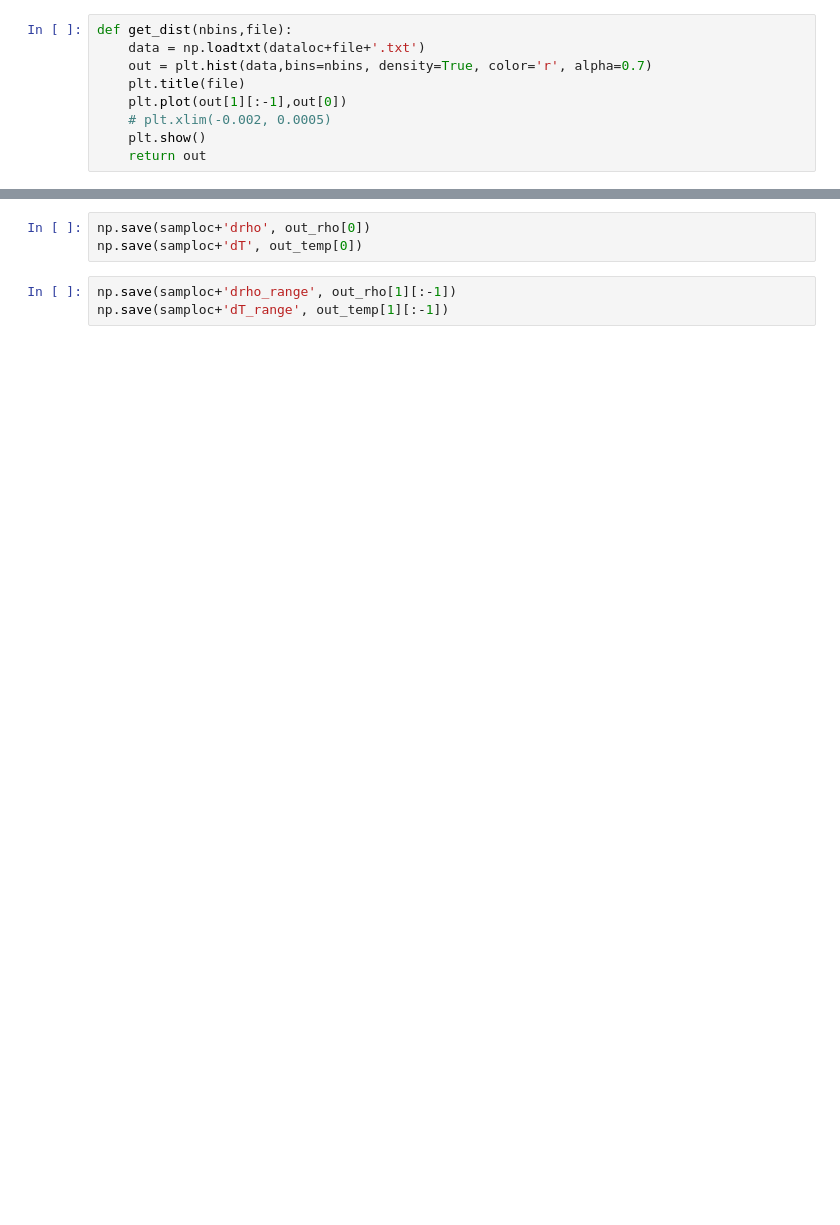
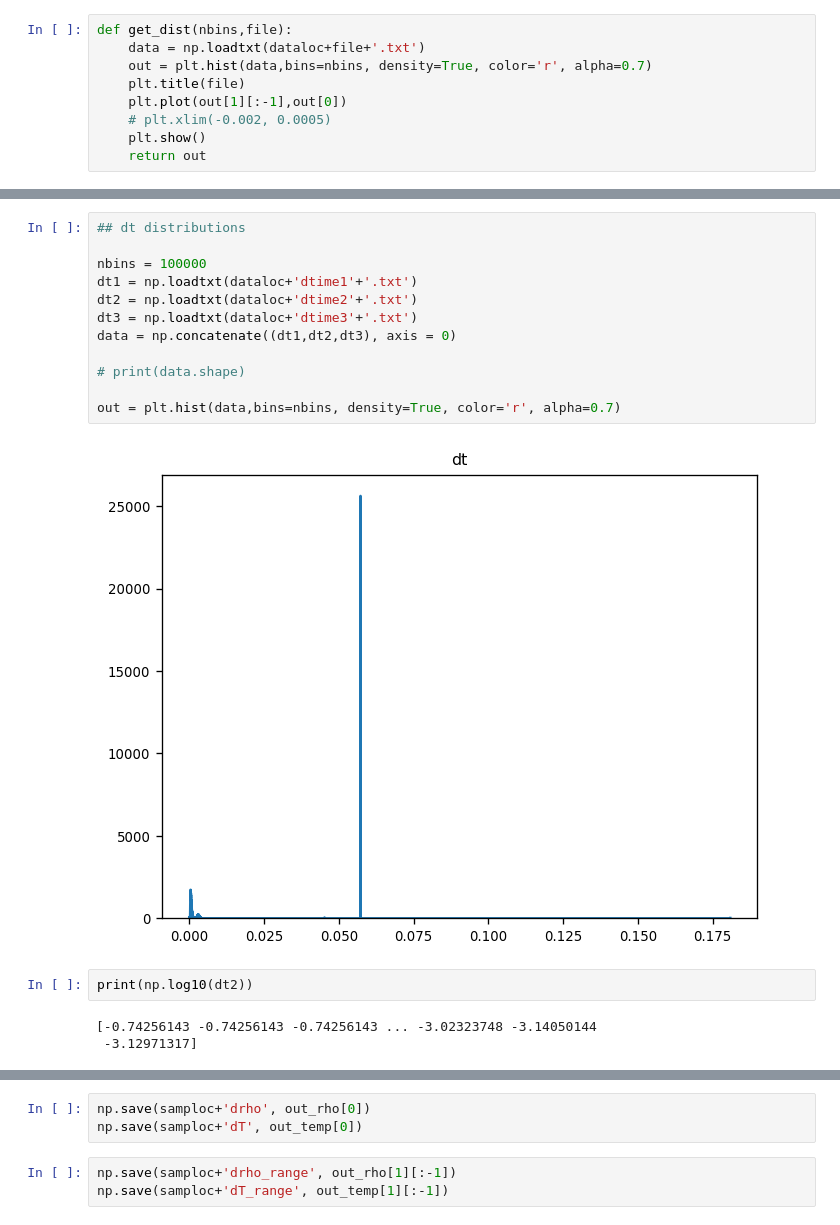
Before and after one commit to silkemaes/ChemPy, a Jupyter notebook: data_generation.ipynb, the cells around one changed output, grey strips where cells are left out. Drawn from its saved outputs; the diff is of its cells as text; blank space fills up the shorter version.

Commit message:
Getting distributions of dt from multiple PHANTOM models, still not final

```diff
--- a/data_generation.ipynb
+++ b/data_generation.ipynb
@@ -41,3 +45,22 @@ out_temp = get_dist(nbins, file)
 # %% [output]
 [figure]
 [figure]
+# %%
+## dt distributions
+
+nbins = 100000
+dt1 = np.loadtxt(dataloc+'dtime1'+'.txt')
+dt2 = np.loadtxt(dataloc+'dtime2'+'.txt')
+dt3 = np.loadtxt(dataloc+'dtime3'+'.txt')
+data = np.concatenate((dt1,dt2,dt3), axis = 0)
+
+# print(data.shape)
+
+out = plt.hist(data,bins=nbins, density=True, color='r', alpha=0.7)
+# %% [output]
+[figure, added]
+# %%
+print(np.log10(dt2))
+# %% [output]
+[-0.74256143 -0.74256143 -0.74256143 ... -3.02323748 -3.14050144
+ -3.12971317]
```
Also changed, not shown: parts of 7 cells of this notebook, 1 other file.
